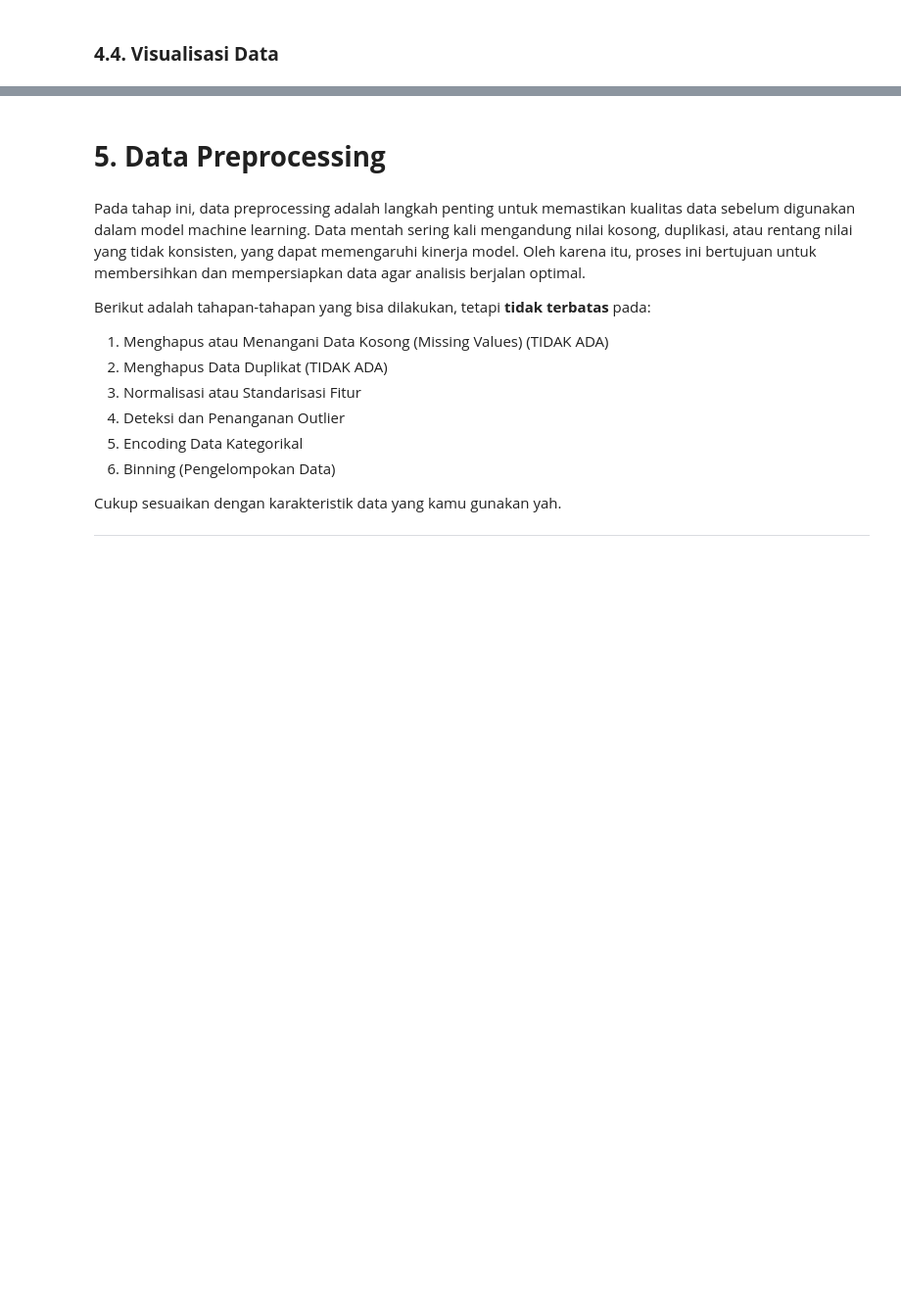
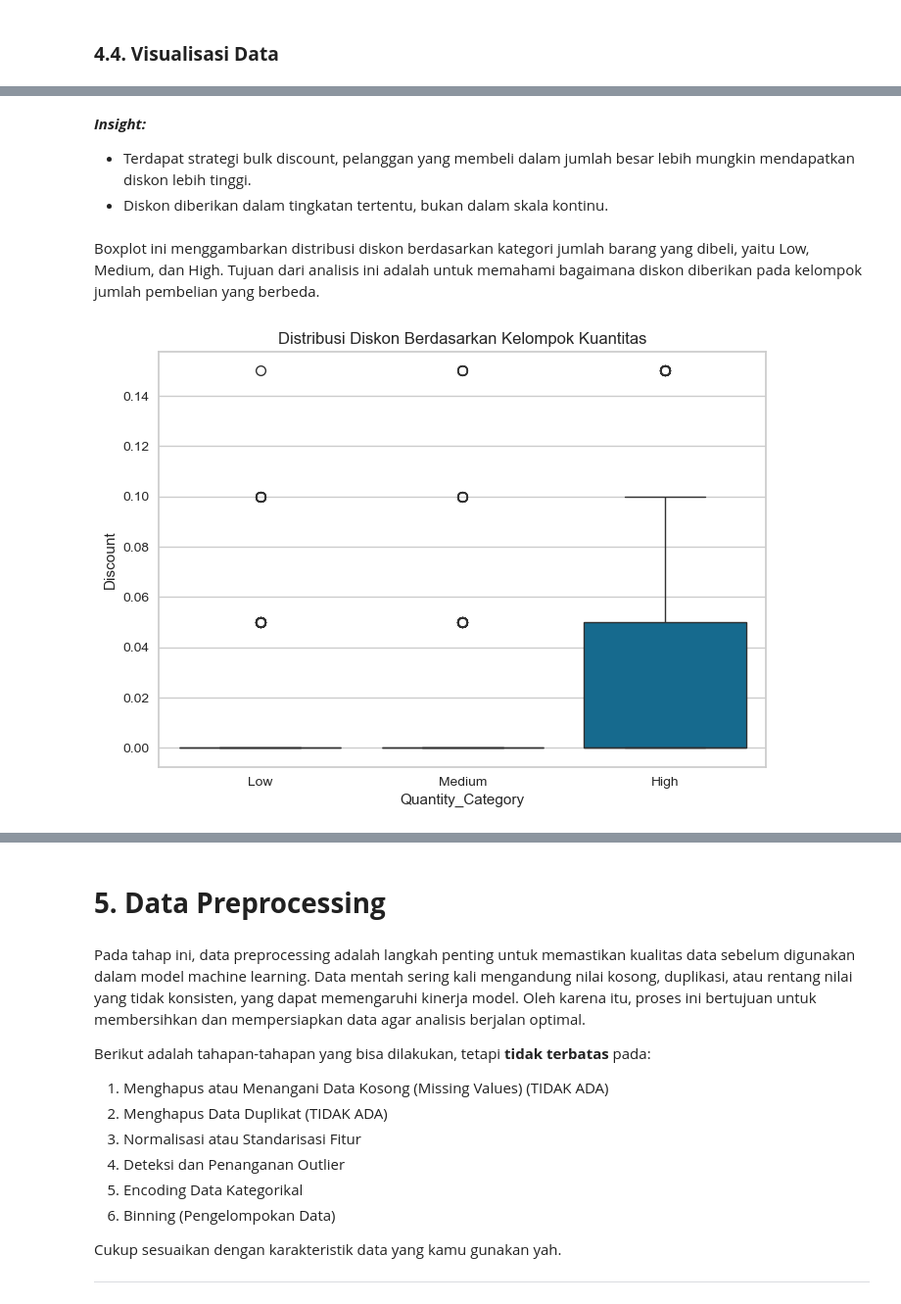
Before and after one commit to alouvre/BMLUP_DicodingSubmission_ProyekMembangunMachineLearning, a Jupyter notebook: [Clustering-1] Submission Akhir BMLP_Alifia Mustika Sari.ipynb, the cells around one changed output, grey strips where cells are left out. Shown at 98% size. Cells and saved outputs as stored; diff of their text form; code cells hidden in the pictures; blank space fills up the shorter version.

```diff
--- a/[Clustering-1] Submission Akhir BMLP_Alifia Mustika Sari.ipynb
+++ b/[Clustering-1] Submission Akhir BMLP_Alifia Mustika Sari.ipynb
@@ -279,0 +381,14 @@ plot_correlation_matrix(df_sales)
+# %% [markdown]
+***Insight:***
+- Terdapat strategi bulk discount, pelanggan yang membeli dalam jumlah besar lebih mungkin mendapatkan diskon lebih tinggi.
+- Diskon diberikan dalam tingkatan tertentu, bukan dalam skala kontinu.
+# %% [markdown]
+Boxplot ini menggambarkan distribusi diskon berdasarkan kategori jumlah barang yang dibeli, yaitu Low, Medium, dan High. Tujuan dari analisis ini adalah untuk memahami bagaimana diskon diberikan pada kelompok jumlah pembelian yang berbeda.
+# %%
+df_sales['Quantity_Category'] = pd.cut(df_sales['Quantity'], bins=[0, 5, 10, 50], labels=['Low', 'Medium', 'High'])
+
+sns.boxplot(x=df_sales['Quantity_Category'], y=df_sales['Discount'])
+plt.title("Distribusi Diskon Berdasarkan Kelompok Kuantitas")
+plt.show()
+# %% [output]
+[figure, added]
```
Also changed, not shown: parts of 28 cells of this notebook.
